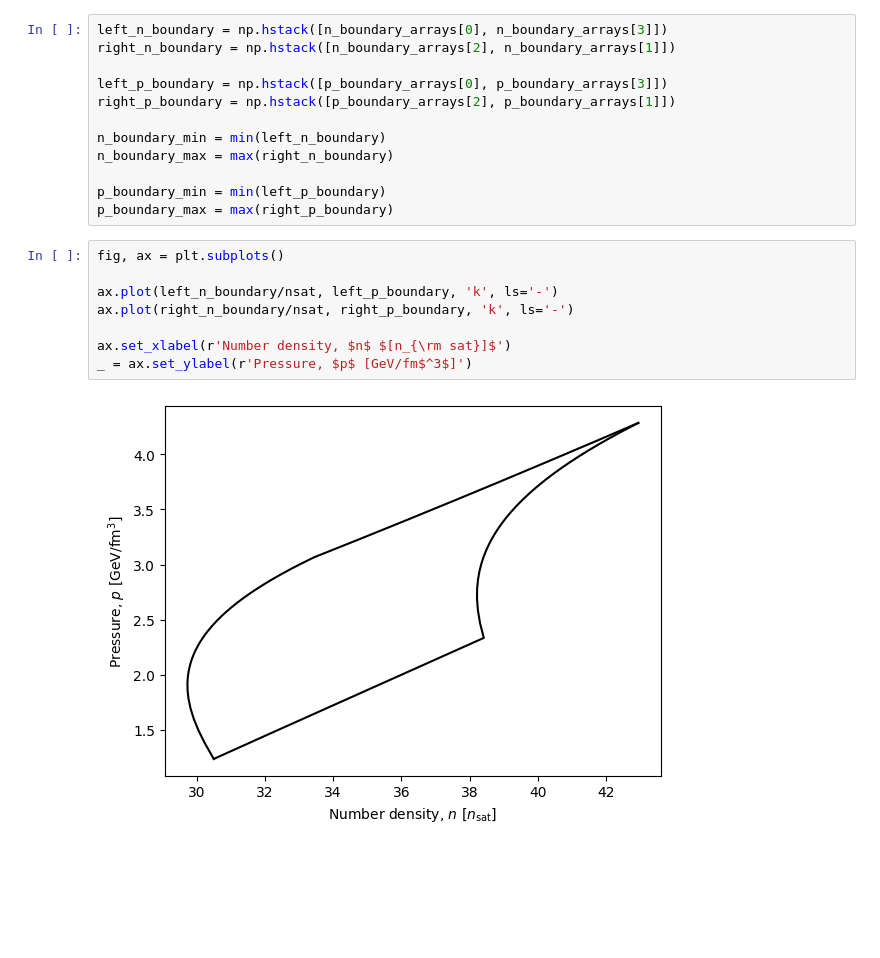
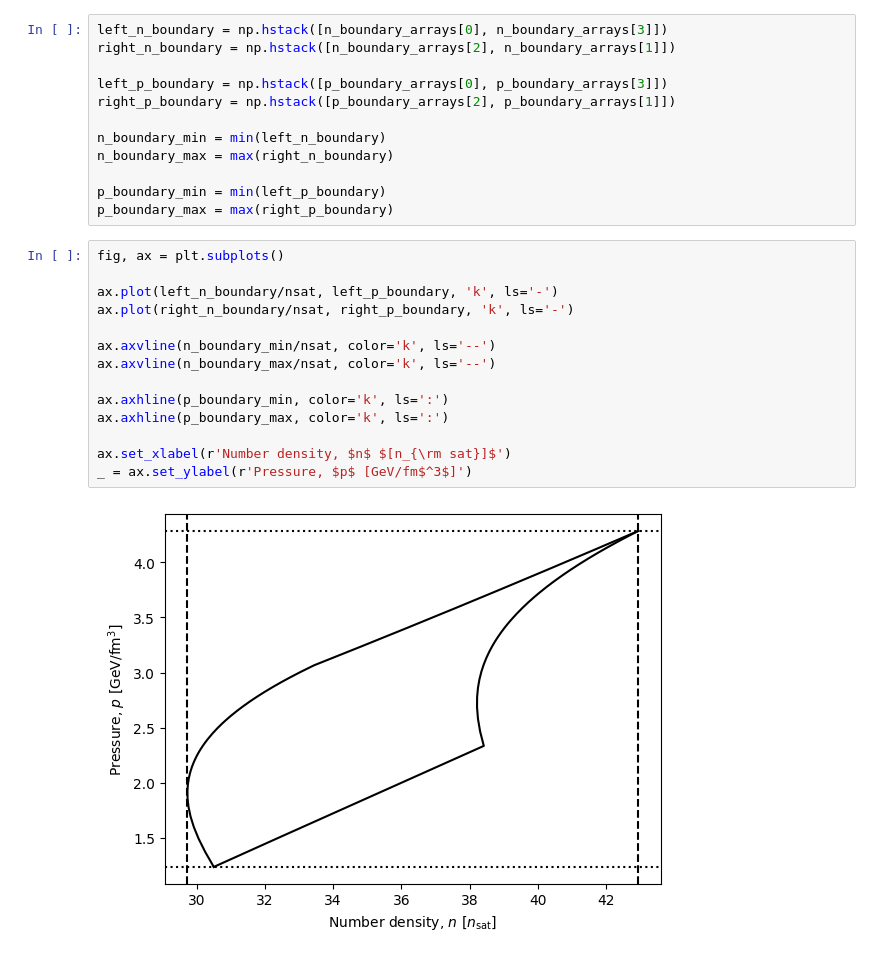
Before and after one commit to eliotfinch/pqcd, a Jupyter notebook: notebooks/check_modified_eos_efficiency.ipynb, the cells around one changed output. Cells and saved outputs as stored; diff of their text form; blank space fills up the shorter version.

```diff
--- a/notebooks/check_modified_eos_efficiency.ipynb
+++ b/notebooks/check_modified_eos_efficiency.ipynb
@@ -103,10 +103,16 @@ p_boundary_max = max(right_p_boundary)
 # %%
 fig, ax = plt.subplots()
 
 ax.plot(left_n_boundary/nsat, left_p_boundary, 'k', ls='-')
 ax.plot(right_n_boundary/nsat, right_p_boundary, 'k', ls='-')
 
+ax.axvline(n_boundary_min/nsat, color='k', ls='--')
+ax.axvline(n_boundary_max/nsat, color='k', ls='--')
+
+ax.axhline(p_boundary_min, color='k', ls=':')
+ax.axhline(p_boundary_max, color='k', ls=':')
+
 ax.set_xlabel(r'Number density, $n$ $[n_{\rm sat}]$')
 _ = ax.set_ylabel(r'Pressure, $p$ [GeV/fm$^3$]')
 # %% [output]
-[figure, old version]
+[figure, new version]
```
Also changed, not shown: parts of 9 cells of this notebook, 1 other file.
